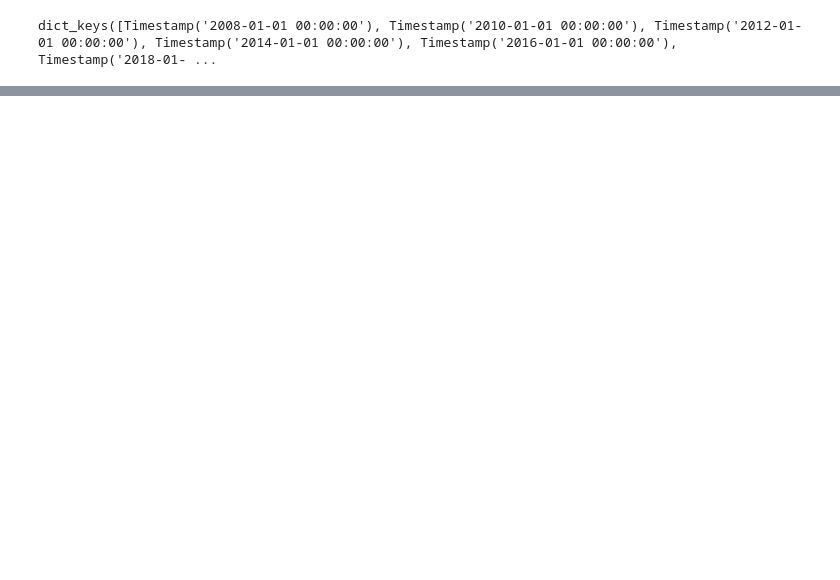
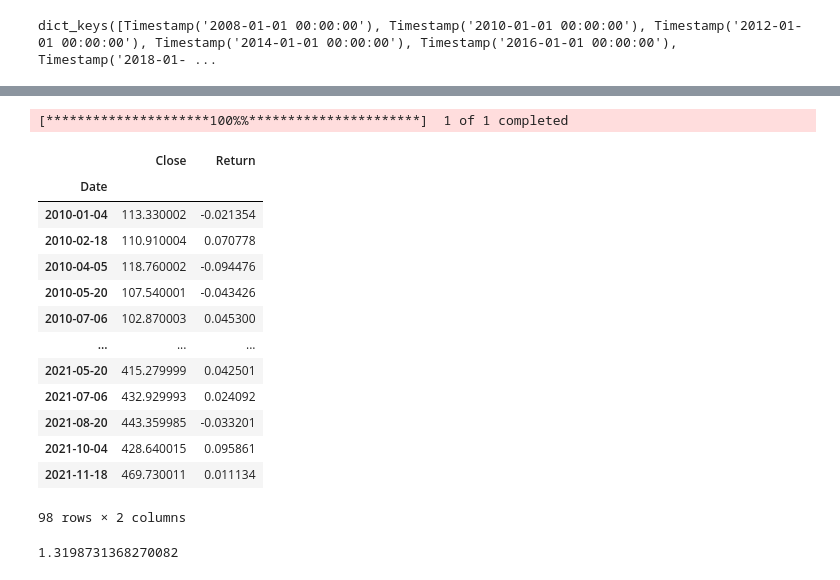
Before and after one commit to NotFrancee/bsic_hephaestus_paper, a Jupyter notebook: src/xgboost/back_testing_equal_weights.ipynb, the cells around one changed output, grey strips where cells are left out. Drawn from its saved outputs; the diff is of its cells as text; code cells hidden in the pictures; blank space fills up the shorter version.

```diff
--- a/src/xgboost/back_testing_equal_weights.ipynb
+++ b/src/xgboost/back_testing_equal_weights.ipynb
@@ -61,9 +72,3 @@ Mean of negative prices: -5.943617070273985
-# %%
-# load the dataset
-data = pd.read_csv('../../data/definitive_dataset.csv')
-
-# convert date columns to date with no time
-data['date'] = pd.to_datetime(data['date'])
 # %%
 # load the features as pickle
 with open('../../data/selected_features.pkl', 'rb') as f:
@@ -124,13 +129,15 @@ for i, training_date in enumerate(training_starting_dates):
 
     # find the selected features for the period of interest
     training_features = features[training_date]
+    training_date_str = training_date.strftime('%Y-%m-%d')
+    model_name = f'xg_boost_mkII_{training_date_str}_500_correct_dataset'
 
     # load model 1 as pickle
-    with open(f'../../models/final_models/xg_boost_{training_date_str}_500_correct_dataset.pkl', 'rb') as f:
+    with open(f'../../models/final_models/{model_name}.pkl', 'rb') as f:
         model1 = pkl.load(f)
 
     # load model 2 as pickle
-    with open(f'../../models/final_models/xg_boost_{training_date_str}_500_correct_dataset.pkl', 'rb') as f:
+    with open(f'../../models/final_models/{model_name}.pkl', 'rb') as f:
         model2 = pkl.load(f)
 
     X = training_data[training_features]
@@ -322,8 +329,10 @@ def trade(data, price_data, features, training_starting_dates, prediction_method
         # find the last trading date, which is the date two years after the start trading date
         last_trading_date = start_trading_date + pd.DateOffset(years=2) - pd.DateOffset(days=1)
 
+        training_date_str = training_date.strftime('%Y-%m-%d')
+        model_name = f'xg_boost_mkII_{training_date_str}_500_correct_dataset'
         # load model 1 as pickle
-        with open(f'../../models/final_models/xg_boost_{training_date_str}_500_correct_dataset.pkl', 'rb') as f:
+        with open(f'../../models/final_models/{model_name}.pkl', 'rb') as f:
             model = pkl.load(f)
 
         # subset the data to the period of interest
@@ -331,7 +340,7 @@ def trade(data, price_data, features, training_starting_dates, prediction_method
 
         current_trading_date = first_trading_date
 
-        while current_trading_date <= last_trading_date:
+        while current_trading_date < last_trading_date:
 
             current_data = subset_data_to_current(data, prediction_method, current_trading_date, num_days)
 
@@ -355,10 +364,11 @@ def trade(data, price_data, features, training_starting_dates, prediction_method
             top_long_permnos, top_short_permnos = find_top_permnos_to_trade(predictions_df, num_stocks, short, threshold=threshold)
 
             n_long = len(top_long_permnos)
-
+            print(f'Long stocks: {top_long_permnos}')
             print('Number of long stocks:', n_long)
             if short:
                 n_short = len(top_short_permnos)
+                print(f'Short stocks: {top_short_permnos}')
                 print('Number of short stocks:', n_short)
 
             #print('Top long permnos:', top_long_permnos)
@@ -489 +500,44 @@ Sharpe ratio of short returns: 0.21322327602631433
 Name: return_to_multiply, dtype: float64
+# %%
+# load daily sp500 price data from 2008 to 2020
+from pandas import to_datetime
+import yfinance as yf
+spy_data = yf.download("SPY", start="2008-01-01", end="2022-01-01")
+spy_data.index = pd.to_datetime(spy_data.index)
+
+# take intersection between date in returns_df and spy_data
+returns_df['date'] = pd.to_datetime(returns_df['date'])
+dates = list(set(returns_df['date'].dt.date) & set(spy_data.index.date))
+dates.append(pd.to_datetime('2021-12-31'))
+spy_data = spy_data.loc[dates]
+spy_data.sort_index(inplace=True)
+spy_data['Return'] = spy_data['Close'].pct_change()
+# lag the return by one day
+spy_data['Return'] = spy_data['Return'].shift(-1)
+spy_data = spy_data[['Close', 'Return']]
+spy_data.dropna(inplace=True)
+spy_data
+# %% [output]
+[*********************100%%**********************]  1 of 1 completed
+|  | Close | Return |
+| Date |  |  |
+| 2010-01-04 | 113.330002 | -0.021354 |
+| 2010-02-18 | 110.910004 | 0.070778 |
+| 2010-04-05 | 118.760002 | -0.094476 |
+| 2010-05-20 | 107.540001 | -0.043426 |
+| 2010-07-06 | 102.870003 | 0.045300 |
+| ... | ... | ... |
+| 2021-05-20 | 415.279999 | 0.042501 |
+| 2021-07-06 | 432.929993 | 0.024092 |
+| 2021-08-20 | 443.359985 | -0.033201 |
+| 2021-10-04 | 428.640015 | 0.095861 |
+| 2021-11-18 | 469.730011 | 0.011134 |
+98 rows × 2 columns
+# %%
+# calculate beta for the strategy.
+covariance = np.cov(returns_df.set_index('date')['return'], spy_data['Return'])
+spy_variance = np.var(spy_data['Return'])
+beta = covariance[0, 1] / spy_variance
+beta
+# %% [output]
+1.3198731368270082
```
Also changed, not shown: parts of 15 cells of this notebook.
